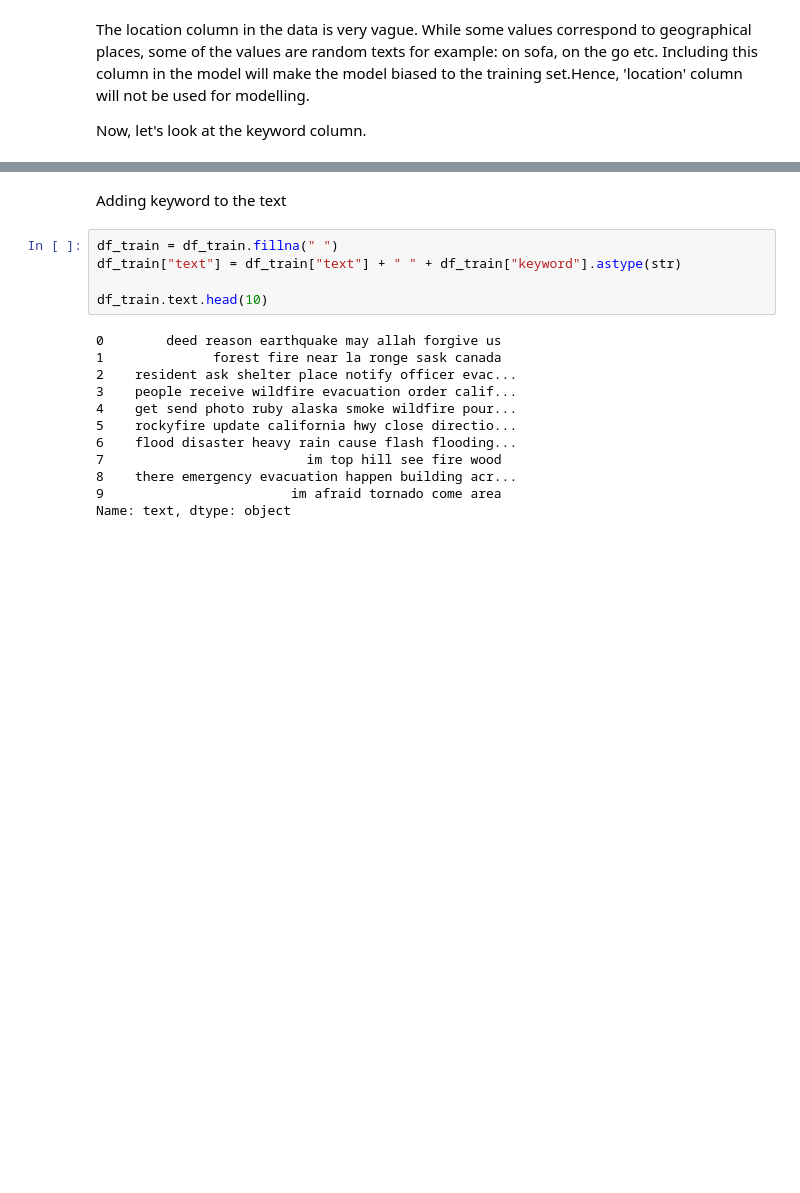
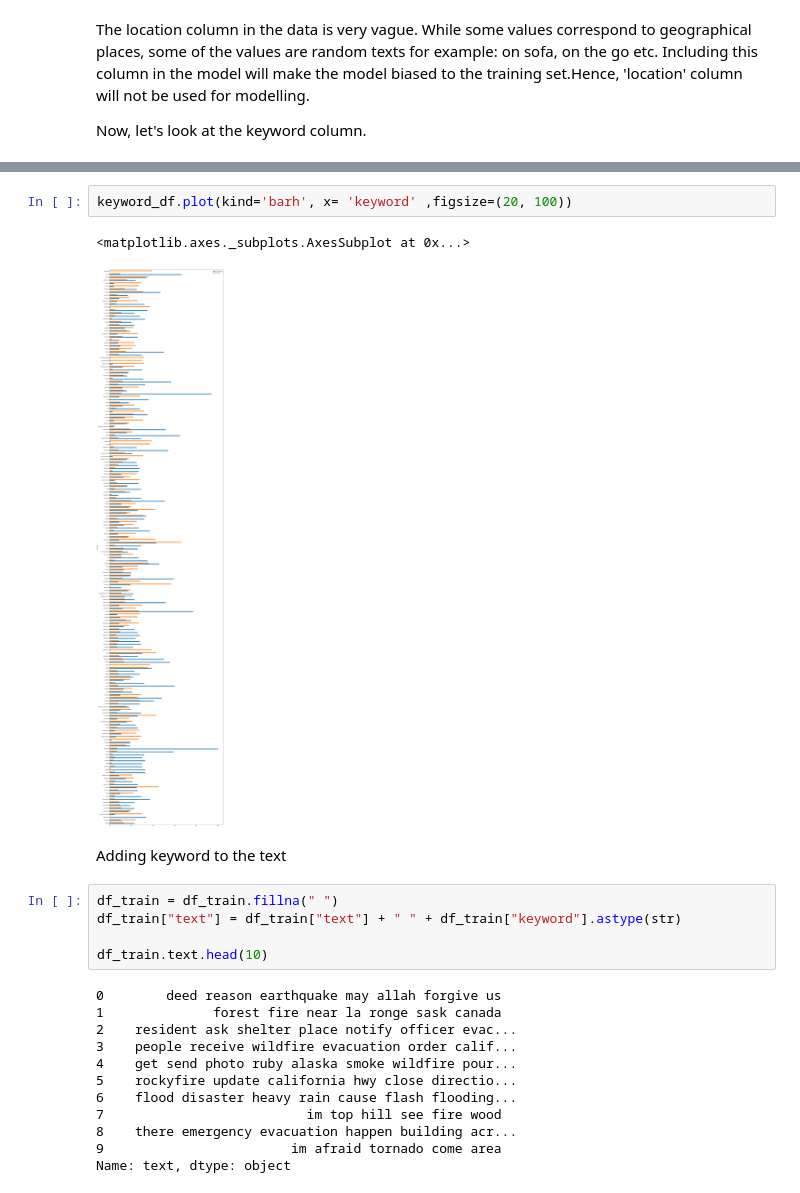
Before and after one commit to ShashankSharma26/Disaster-or-not-NLP-with-tweets, a Jupyter notebook: Data Modelling/Disaster or not- Data Modelling.ipynb, the cells around one changed output, grey strips where cells are left out. Cells and saved outputs as stored; diff of their text form; blank space fills up the shorter version.

```diff
--- a/Data Modelling/Disaster or not- Data Modelling.ipynb
+++ b/Data Modelling/Disaster or not- Data Modelling.ipynb
@@ -111,3 +143,8 @@ keyword_df
+# %%
+keyword_df.plot(kind='barh', x= 'keyword' ,figsize=(20, 100))
+# %% [output]
+<matplotlib.axes._subplots.AxesSubplot at 0x...>
+[figure, added]
 # %% [markdown]
 Adding keyword to the text
 # %%
```
Also changed, not shown: parts of 4 cells of this notebook.
